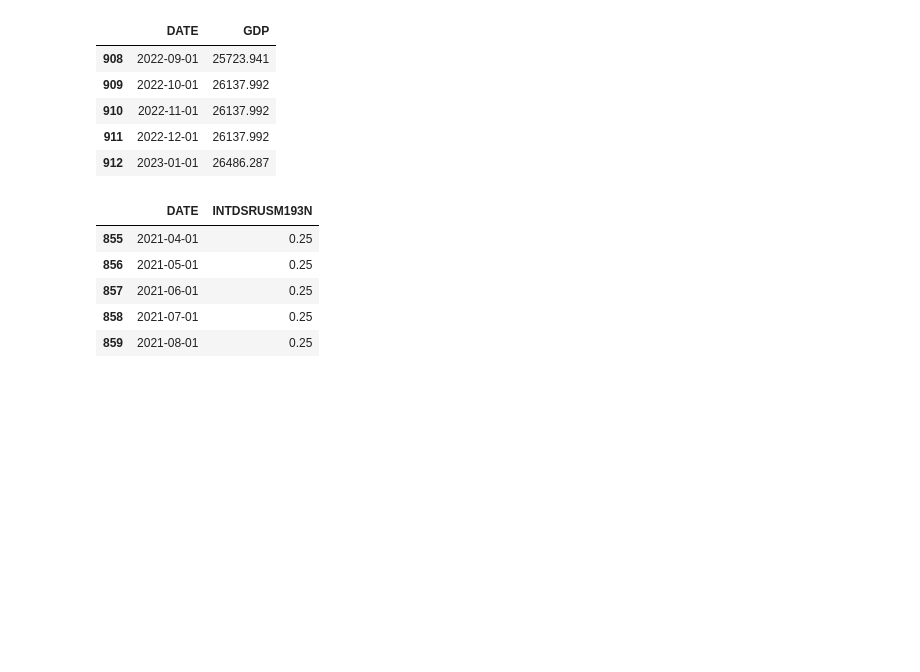
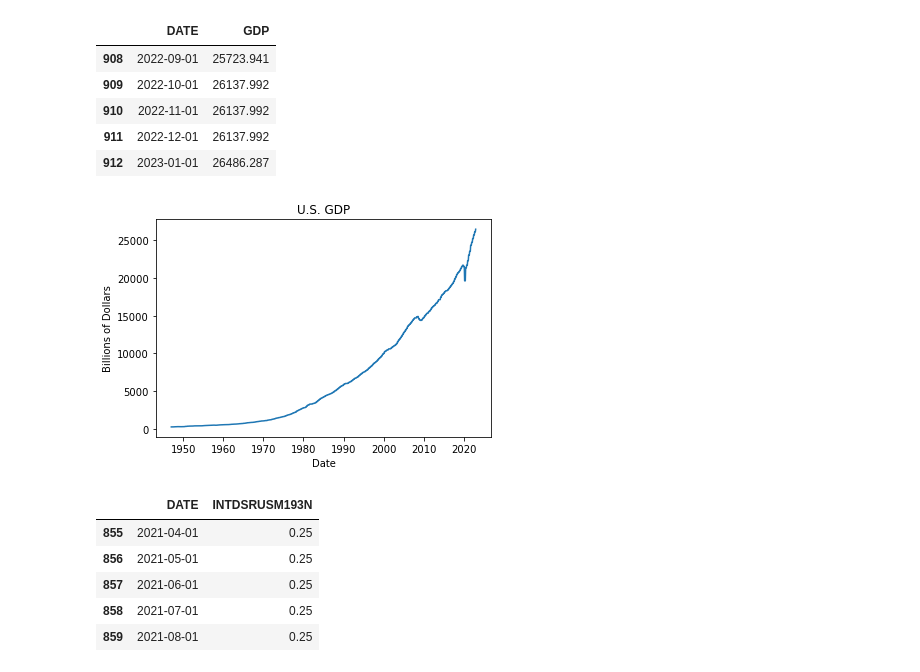
Before and after one commit to CptSasquatch/project-4, a Jupyter notebook: jason/tidy_data.ipynb, the cells around one changed output. Drawn from its saved outputs; the diff is of its cells as text; code cells hidden in the pictures; blank space fills up the shorter version.

```diff
--- a/jason/tidy_data.ipynb
+++ b/jason/tidy_data.ipynb
@@ -34,6 +52,6 @@ evacantusq176n_df.tail()
 # %%
 # read in the data
-GDP_df = pd.read_csv('data\GDP.csv')
+GDP_df = pd.read_csv('data/GDP.csv')
 # add rows for missing months and fill with most recent value
 GDP_df = GDP_df.set_index('DATE')
 GDP_df.index = pd.to_datetime(GDP_df.index)
@@ -47,5 +65,14 @@ GDP_df.tail()
 | 910 | 2022-11-01 | 26137.992 |
 | 911 | 2022-12-01 | 26137.992 |
 | 912 | 2023-01-01 | 26486.287 |
+# %%
+# Plot the U.S. GDP
+plt.plot(GDP_df['DATE'], GDP_df['GDP'])
+plt.title('U.S. GDP')
+plt.xlabel('Date')
+plt.ylabel('Billions of Dollars')
+plt.show()
+# %% [output]
+[figure, added]
 # %%
 # read in the data
```
Also changed, not shown: parts of 20 cells of this notebook, 3 other files.
